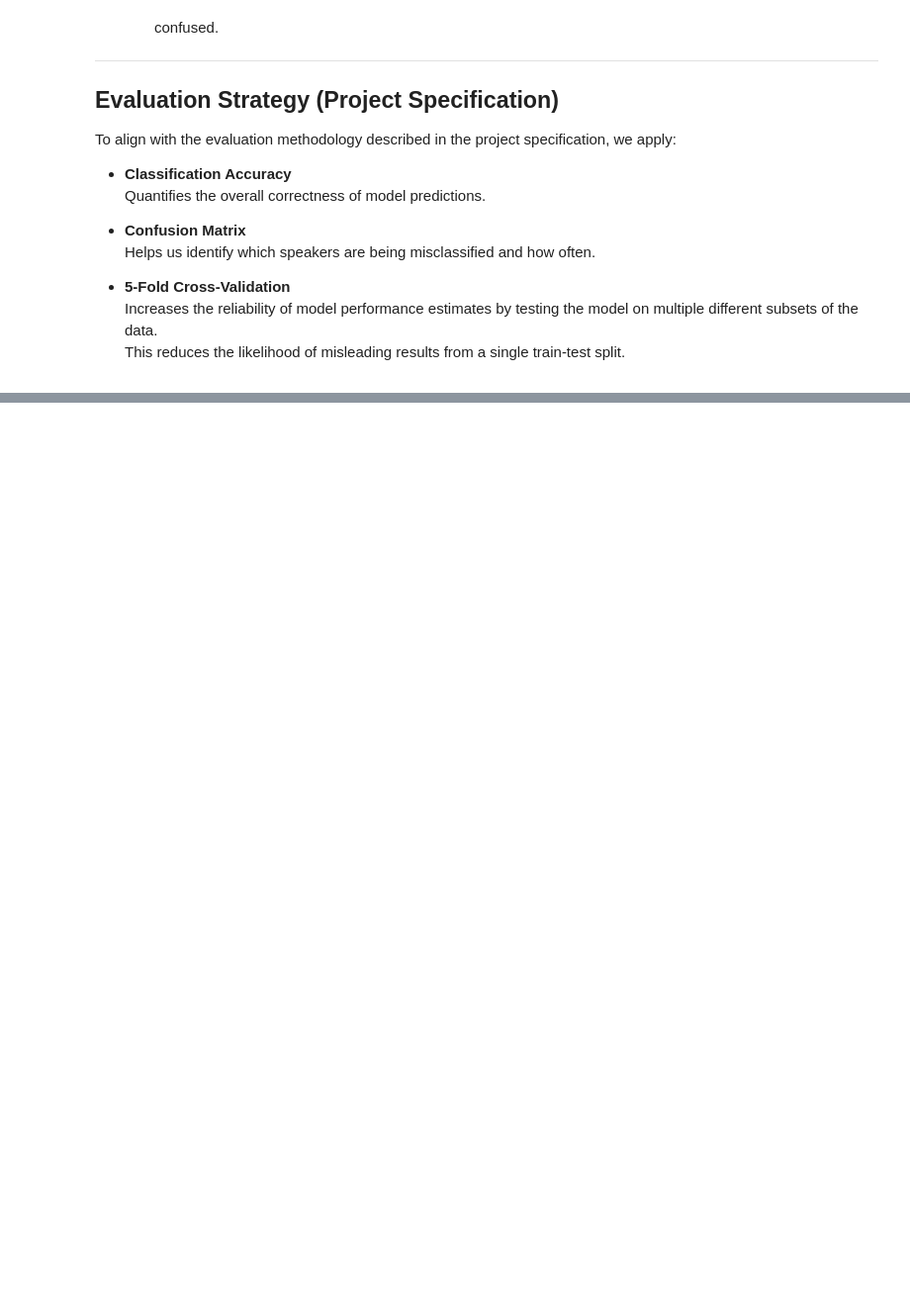
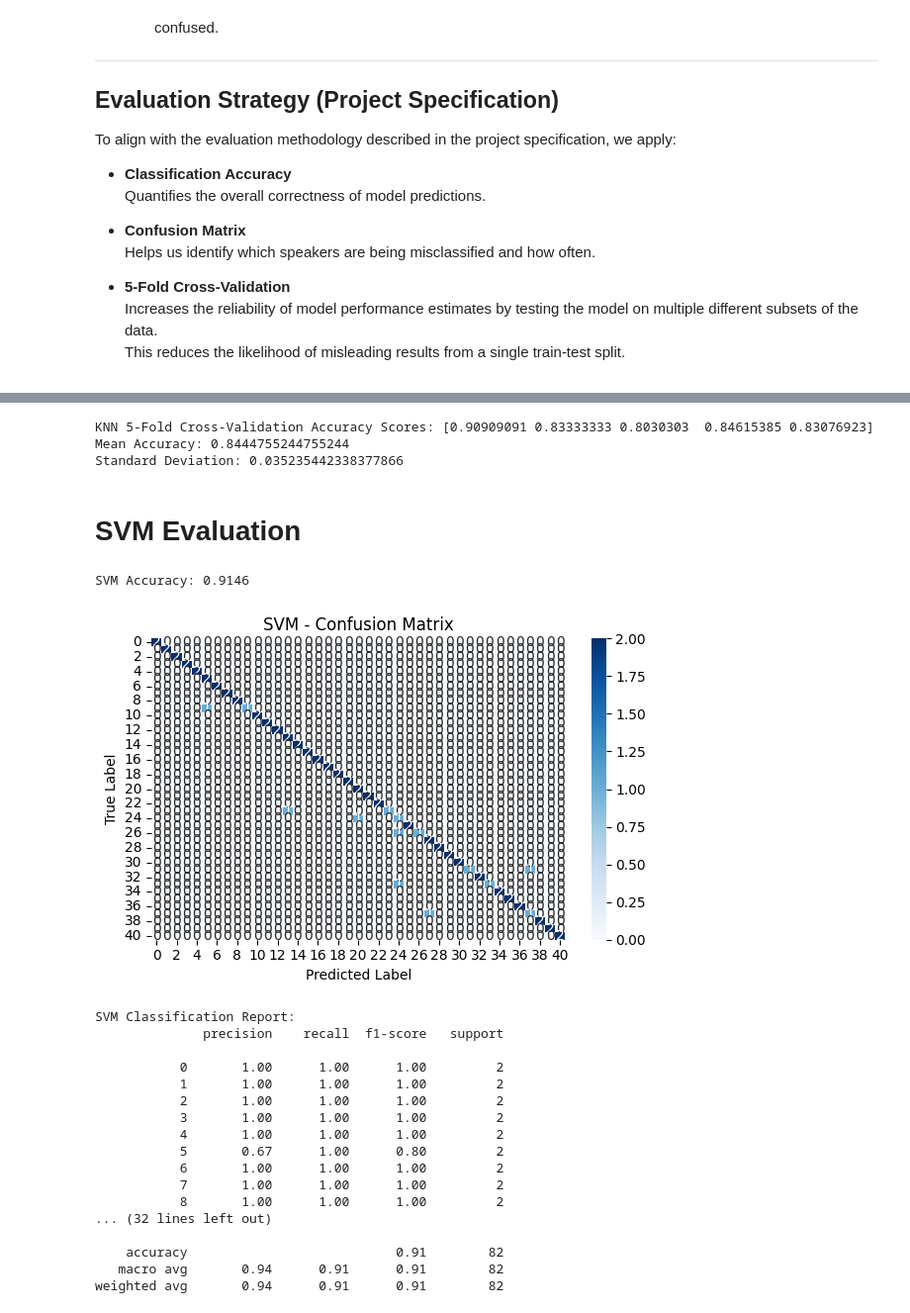
Before and after one commit to ahmedbashir10/VoiceScope, a Jupyter notebook: notebooks/voiceseeker.ipynb, the cells around one changed output, grey strips where cells are left out. Shown at 99% size. Saved outputs shown, nothing was run; the diff lists cells and outputs as text; code cells hidden in the pictures; blank space fills up the shorter version.

```diff
--- a/notebooks/voiceseeker.ipynb
+++ b/notebooks/voiceseeker.ipynb
@@ -657,0 +610,61 @@ weighted avg       0.97      0.96      0.96        82
+# %%
+from sklearn.model_selection import cross_val_score
+import numpy as np
+
+# 5-Fold Cross-Validation for KNN
+scores_knn = cross_val_score(knn, X_train, y_train, cv=5, scoring='accuracy')
+
+print("KNN 5-Fold Cross-Validation Accuracy Scores:", scores_knn)
+print("Mean Accuracy:", np.mean(scores_knn))
+print("Standard Deviation:", np.std(scores_knn))
+# %% [output]
+KNN 5-Fold Cross-Validation Accuracy Scores: [0.90909091 0.83333333 0.8030303  0.84615385 0.83076923]
+Mean Accuracy: 0.8444755244755244
+Standard Deviation: 0.035235442338377866
+# %% [markdown]
+# SVM Evaluation
+# %%
+from sklearn.metrics import accuracy_score, confusion_matrix, classification_report
+import seaborn as sns
+import matplotlib.pyplot as plt
+
+# Predict on test data
+y_pred_svm = svm.predict(X_test)
+
+# Accuracy
+acc_svm = accuracy_score(y_test, y_pred_svm)
+print(f"SVM Accuracy: {acc_svm:.4f}")
+
+# Confusion Matrix
+cm_svm = confusion_matrix(y_test, y_pred_svm)
+plt.figure(figsize=(6, 4))
+sns.heatmap(cm_svm, annot=True, fmt='d', cmap='Blues')
+plt.title("SVM - Confusion Matrix")
+plt.xlabel("Predicted Label")
+plt.ylabel("True Label")
+plt.tight_layout()
+plt.show()
+
+# Classification Report
+print("SVM Classification Report:")
+print(classification_report(y_test, y_pred_svm))
+# %% [output]
+SVM Accuracy: 0.9146
+[figure, added]
+SVM Classification Report:
+              precision    recall  f1-score   support
+
+           0       1.00      1.00      1.00         2
+           1       1.00      1.00      1.00         2
+           2       1.00      1.00      1.00         2
+           3       1.00      1.00      1.00         2
+           4       1.00      1.00      1.00         2
+           5       0.67      1.00      0.80         2
+           6       1.00      1.00      1.00         2
+           7       1.00      1.00      1.00         2
+           8       1.00      1.00      1.00         2
+... (32 lines left out)
+
+    accuracy                           0.91        82
+   macro avg       0.94      0.91      0.91        82
+weighted avg       0.94      0.91      0.91        82
```
Also changed, not shown: parts of 15 cells of this notebook, 2 other files.
